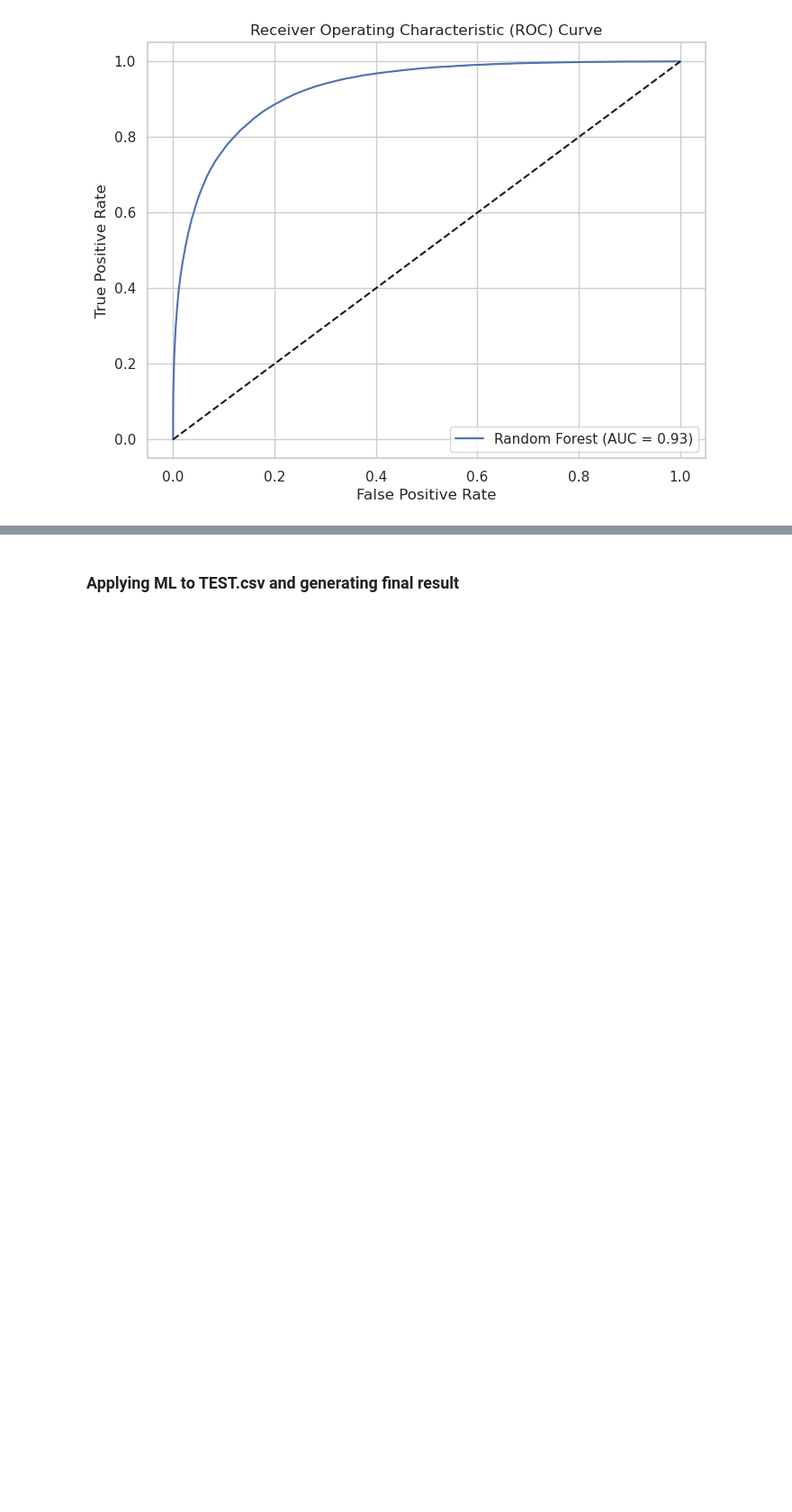
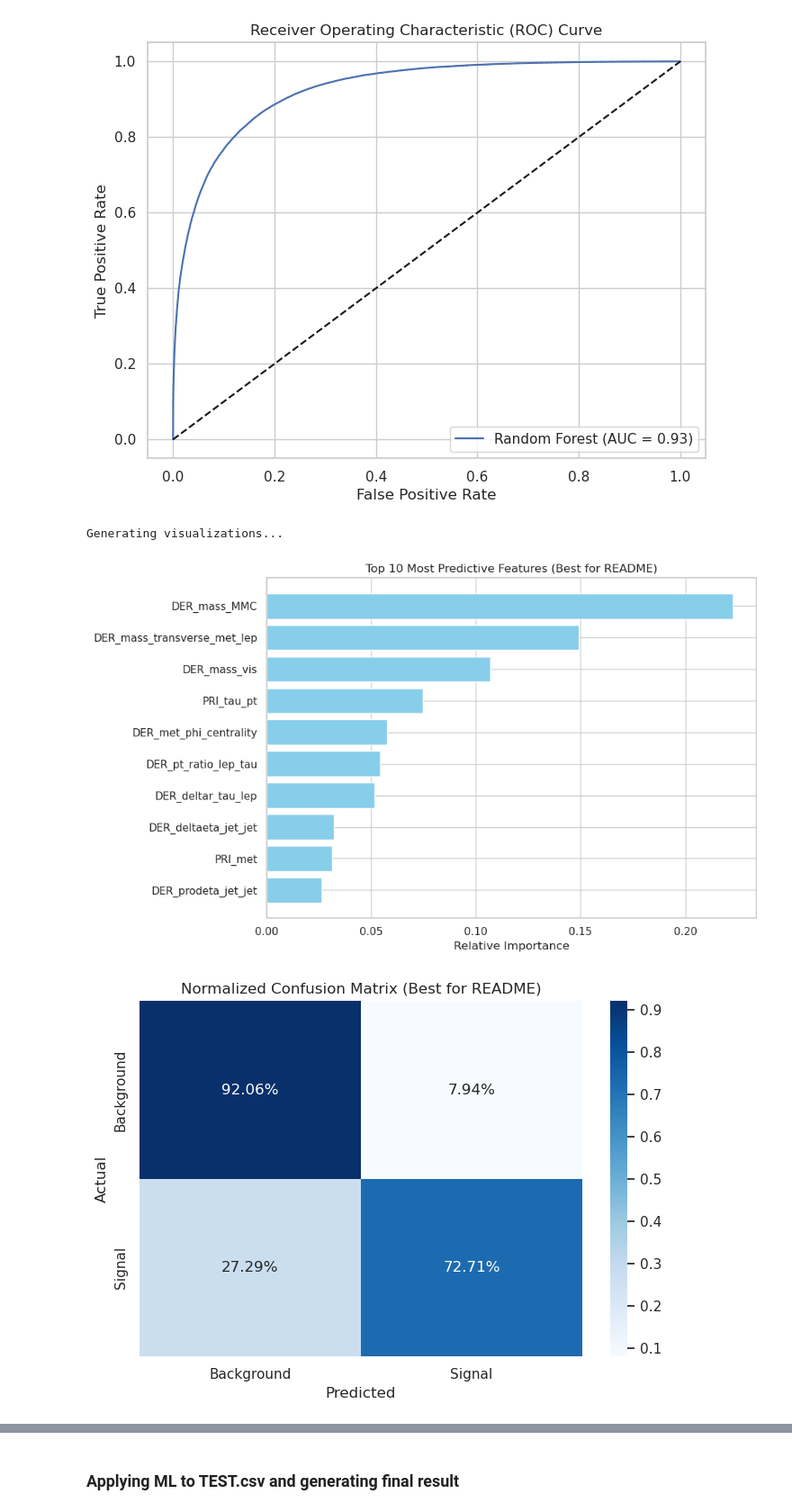
Before and after one commit to PrakhSub/KaggleProject.HiggsBosonSearch, a Jupyter notebook: Higgs_Boson_Project.ipynb, the cells around one changed output, grey strips where cells are left out. Shown at 90% size. Saved outputs shown, nothing was run; the diff lists cells and outputs as text; code cells hidden in the pictures; blank space fills up the shorter version.

```diff
--- a/Higgs_Boson_Project.ipynb
+++ b/Higgs_Boson_Project.ipynb
@@ -163,7 +163,7 @@ import numpy as np
 from sklearn.preprocessing import StandardScaler, LabelEncoder
 
 # 1. Cleaning missing values
-df_clean = df.copy()
+df_clean = train_df.copy()
 df_clean.replace(-999.0, np.nan, inplace=True)
 numeric_cols = df_clean.select_dtypes(include=[np.number]).columns.tolist()
 if 'EventId' in numeric_cols: numeric_cols.remove('EventId')
@@ -341,3 +341,81 @@ plt.show()
 # %% [output]
 Training ROC AUC Score: 0.9258
 [figure]
+# %%
+# 1. BEST: Feature Importance Plot
+def plot_feature_importance(model, feature_names):
+    importances = model.feature_importances_
+    indices = np.argsort(importances)[-10:]  # Top 10
+
+    plt.figure(figsize=(10, 6))
+    plt.title('Top 10 Most Predictive Features (Best for README)')
+    plt.barh(range(len(indices)), importances[indices], color='skyblue', align='center')
+    plt.yticks(range(len(indices)), [feature_names[i] for i in indices])
+    plt.xlabel('Relative Importance')
+    plt.tight_layout()
+    plt.savefig('best_feature_importance.png')
+    plt.show()
+
+# 2. BEST: Normalized Confusion Matrix
+def plot_normalized_cm(model, X, y):
+    y_pred = model.predict(X)
+    cm = confusion_matrix(y, y_pred, normalize='true')
+
+    plt.figure(figsize=(7, 5))
+    sns.heatmap(cm, annot=True, fmt='.2%', cmap='Blues',
+                xticklabels=['Background', 'Signal'],
+                yticklabels=['Background', 'Signal'])
+    plt.title('Normalized Confusion Matrix (Best for README)')
+    plt.ylabel('Actual')
+    plt.xlabel('Predicted')
+    plt.tight_layout()
+    plt.savefig('best_confusion_matrix.png')
+    plt.show()
+
+# 3. WORST: Information Overload (Grid of Histograms)
+def plot_worst_grid(df):
+    # Recreates the cluttered grid that is hard to read in a README
+    features = [col for col in df.columns if col not in ['EventId', 'Label', 'Weight']][:30]
+    fig, axes = plt.subplots(6, 5, figsize=(15, 12))
+    fig.suptitle('All Features Distribution (Worst for README - Too Cluttered)', fontsize=16)
+
+    for i, col in enumerate(features):
+        ax = axes[i//5, i%5]
+        # Handling the -999.0 placeholders for a clean visual
+        sns.histplot(df[col].replace(-999.0, np.nan).dropna(), bins=20, ax=ax, color='gray')
+        ax.set_title(col, fontsize=8)
+        ax.set_xlabel('')
+        ax.set_ylabel('')
+
+    plt.tight_layout(rect=[0, 0.03, 1, 0.95])
+    plt.savefig('worst_histogram_grid.png')
+    plt.show()
+
+# 4. WORST: Basic ROC Curve
+def plot_basic_roc(model, X, y):
+    probs = model.predict_proba(X)[:, 1]
+    fpr, tpr, _ = roc_curve(y, probs)
+    roc_auc = auc(fpr, tpr)
+
+    plt.figure(figsize=(6, 6))
+    plt.plot(fpr, tpr, color='darkorange', label=f'AUC = {roc_auc:.2f}')
+    plt.plot([0, 1], [0, 1], color='navy', linestyle='--')
+    plt.title('Basic ROC Curve (Worst for README - Low Context)')
+    plt.xlabel('False Positive Rate')
+    plt.ylabel('True Positive Rate')
+    plt.legend(loc="lower right")
+    plt.savefig('worst_basic_roc.png')
+    plt.show()
+
+
+print("Generating visualizations...")
+plot_feature_importance(model, X_train.columns)
+plot_normalized_cm(model, X_train, y_train)
+plot_worst_grid(train_df)
+plot_basic_roc(model, X_train, y_train)
+
+print("Success! Four images have been saved to your directory.")
+# %% [output]
+Generating visualizations...
+[figure, added]
+[figure, added]
```
Also changed, not shown: parts of 4 cells of this notebook, 4 other files.
